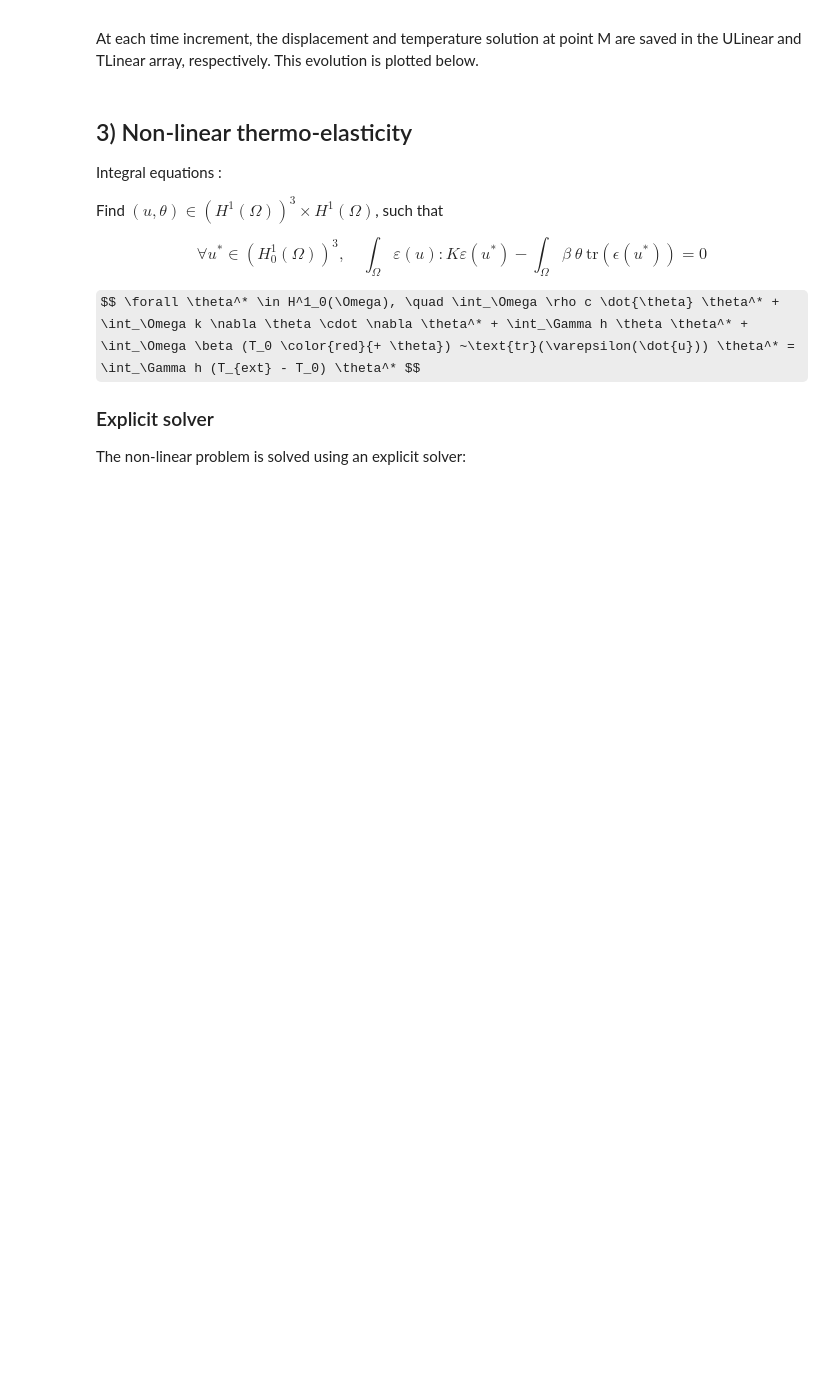
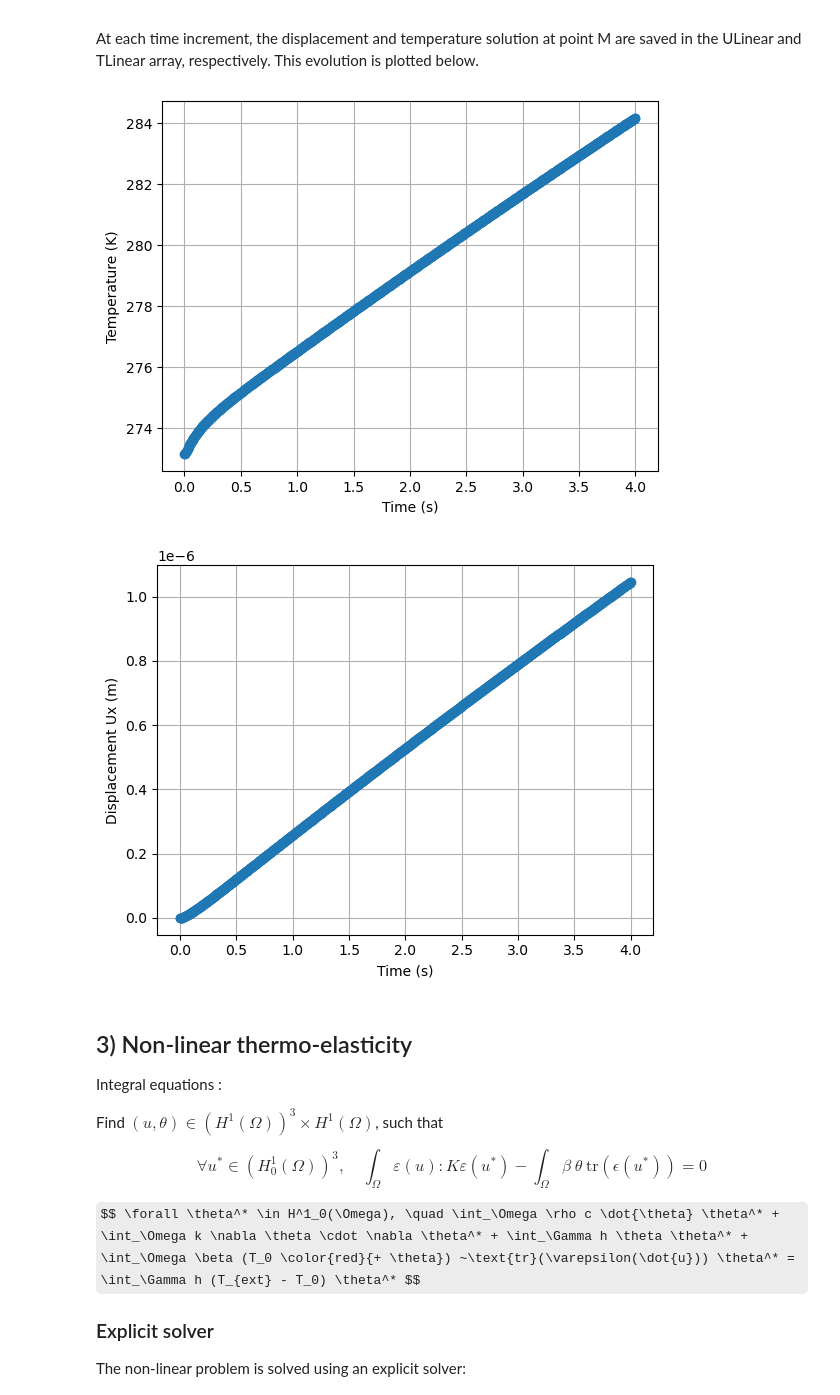
Before and after one commit to fwurtzer/Benchmark_Danilovskaya, a Jupyter notebook: ThermoElasticity.ipynb, the cells around one changed output. Cells and saved outputs as stored; diff of their text form; code cells hidden in the pictures; some formulas as TeX source; blank space fills up the shorter version.

```diff
--- a/ThermoElasticity.ipynb
+++ b/ThermoElasticity.ipynb
@@ -194,6 +197,22 @@ In the litterature, the displacement and temperature solutions are usually plott
 
 At each time increment, the displacement and temperature solution at point M are saved in the ULinear and TLinear array, respectively.
 This evolution is plotted below.
+# %%
+# Plot time evolution at coordinate point (1,H/2,H/2) to compare with litterature
+plt.plot(time, TLinear,'-o')
+plt.xlabel("Time (s)")
+plt.ylabel("Temperature (K)")
+plt.grid()
+plt.show()
+
+plt.plot(time, ULinear,'-o')
+plt.xlabel("Time (s)")
+plt.ylabel("Displacement Ux (m)")
+plt.grid()
+plt.show()
+# %% [output]
+[figure, added]
+[figure, added]
 # %% [markdown]
 ## 3) Non-linear thermo-elasticity
 
```
Also changed, not shown: parts of 13 cells of this notebook.
